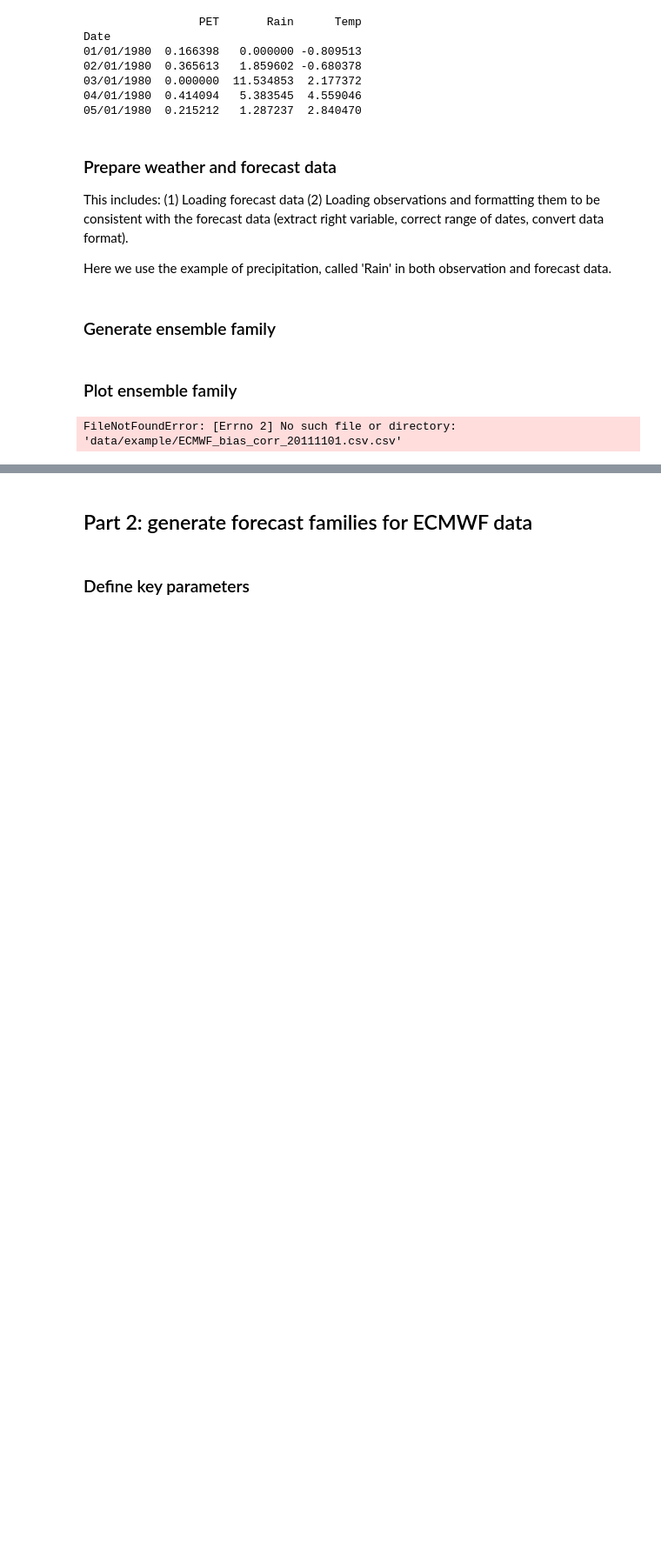
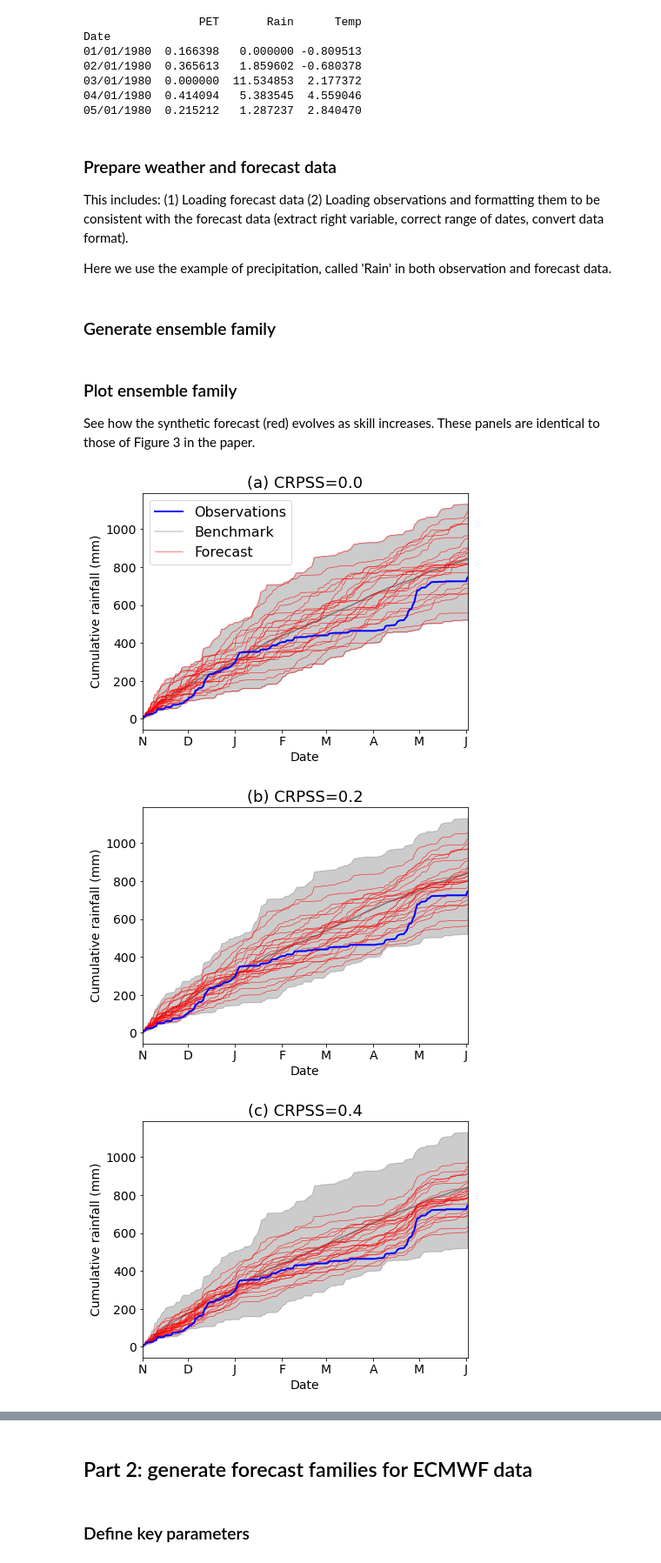
Before and after one commit to charlesrouge/forecast_families, a Jupyter notebook: Forecast_families_demo.ipynb, the cells around one changed output, grey strips where cells are left out. Shown: that part at 87% size. Saved outputs shown, nothing was run; the diff lists cells and outputs as text; code cells hidden in the pictures; blank space fills up the shorter version.

```diff
--- a/Forecast_families_demo.ipynb
+++ b/Forecast_families_demo.ipynb
@@ -99,17 +101,21 @@ generate_family(observations=observations,
                 different_folders=False,
                 output_filename='Forecast'
                )
-# %% [markdown]
-### Plot ensemble family
+# %% [markdown]
+### Plot ensemble family
+See how the synthetic forecast (red) evolves as skill increases. These panels are identical to those of Figure 3 in the paper.
 # %%
 from src.ensemble import plot_family
 
 plot_family(hist_file='data/hist_clim_data.csv',
             forecast_path='data/example/ECMWF_bias_corr_20111101.csv',
             family_path=['example_results/ensemble_family/Forecast_', ''],
             skill_specs=skill_specs,
             var_name='Rain',
-            destination='example_results/ensemble_family/'
+            destination='example_results/ensemble_family/',
+            display=True
            )
 # %% [output]
-FileNotFoundError: [Errno 2] No such file or directory: 'data/example/ECMWF_bias_corr_20111101.csv.csv'
+[figure, added]
+[figure, added]
+[figure, added]
```
Also changed, not shown: parts of 9 cells of this notebook, 2 other files.
